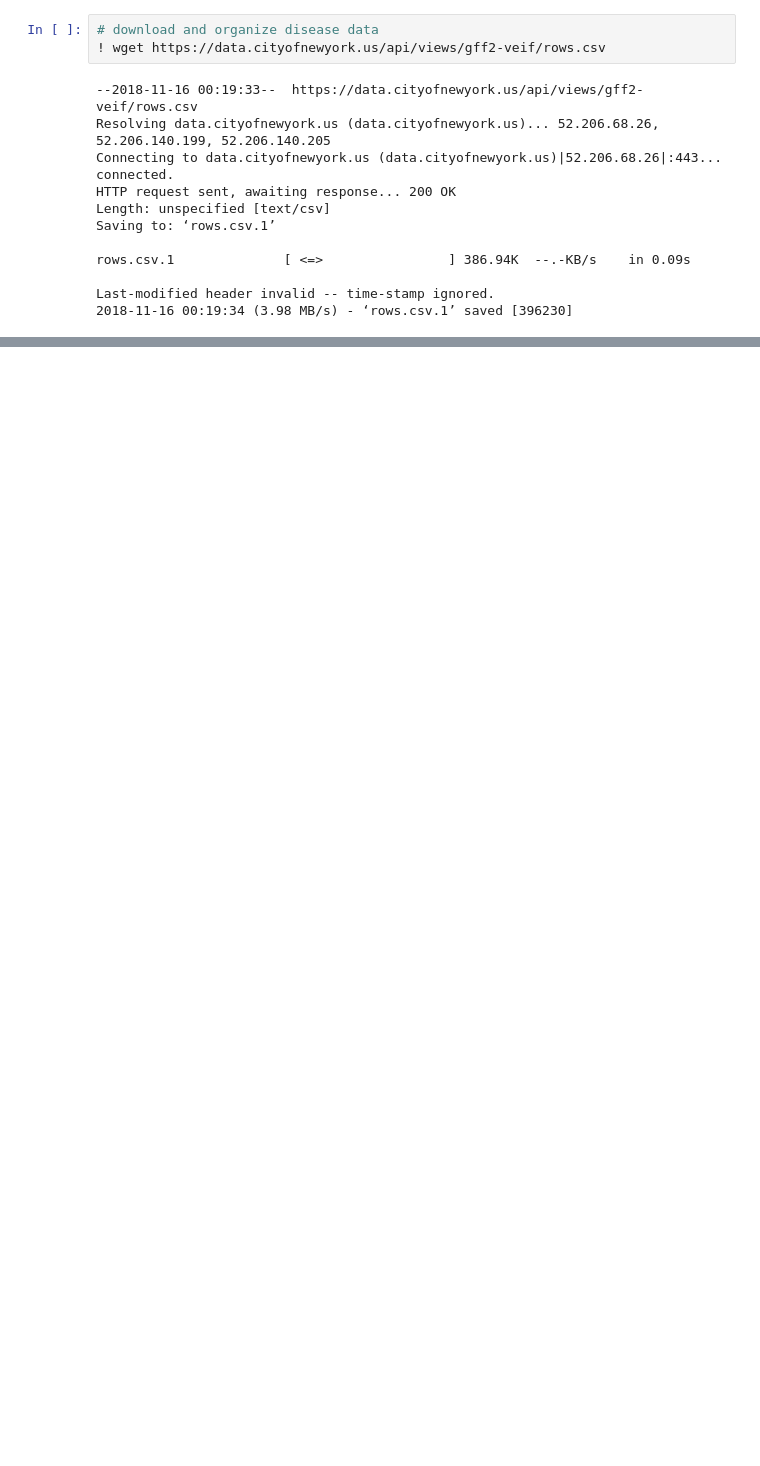
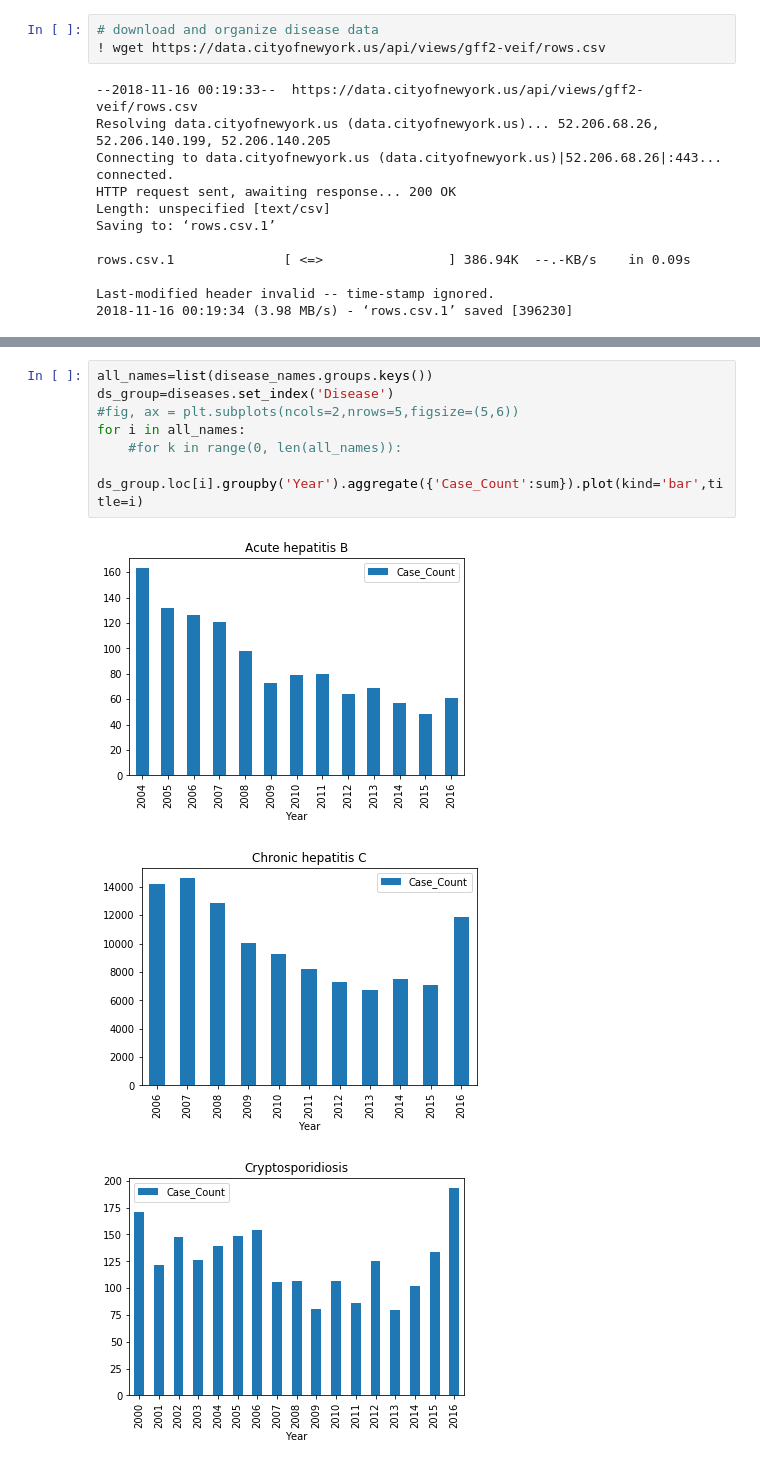
Before and after one commit to stephaniestettz/RCES-Final-Project, a Jupyter notebook: FinalProject.ipynb, the cells around one changed output, grey strips where cells are left out. Cells and saved outputs as stored; diff of their text form; blank space fills up the shorter version.

```diff
--- a/FinalProject.ipynb
+++ b/FinalProject.ipynb
@@ -150,0 +94,11 @@ ds_anom.sel(T=705.5).plot()
+# %%
+all_names=list(disease_names.groups.keys())
+ds_group=diseases.set_index('Disease')
+#fig, ax = plt.subplots(ncols=2,nrows=5,figsize=(5,6))
+for i in all_names:
+    #for k in range(0, len(all_names)):
+        ds_group.loc[i].groupby('Year').aggregate({'Case_Count':sum}).plot(kind='bar',title=i)
+# %% [output]
+[figure, added]
+[figure, added]
+[figure, added]
```
Also changed, not shown: parts of 47 cells of this notebook.
